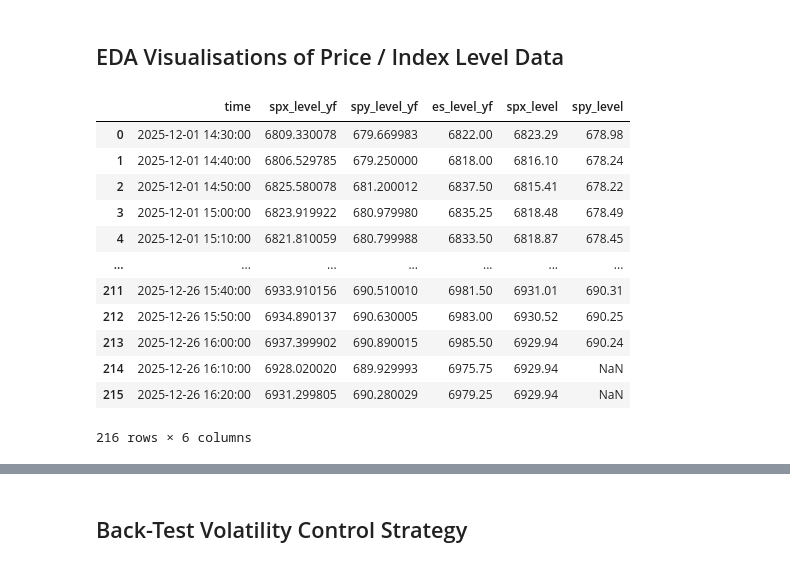
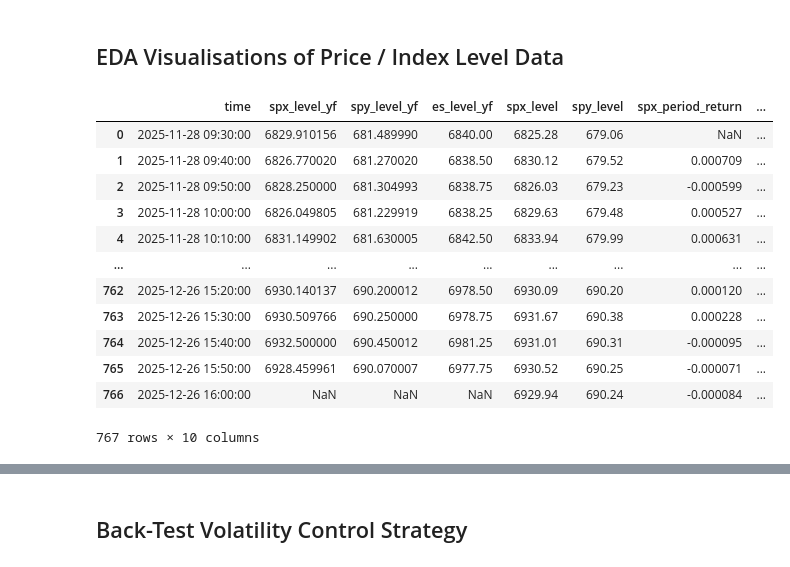
Before and after one commit to danielhalm1407/Risk-Control-Using-a-Bayesian-Joint-Quantile-Time-Series-Model-For-Asset-Returns, a Jupyter notebook: notebooks/NB02_Backtest_Intraday.ipynb, the cells around one changed output, grey strips where cells are left out. Cells and saved outputs as stored; diff of their text form; code cells hidden in the pictures.

```diff
--- a/notebooks/NB02_Backtest_Intraday.ipynb
+++ b/notebooks/NB02_Backtest_Intraday.ipynb
@@ -451,10 +473,10 @@ es_15_min_yf = yf.download("ES=F", interval="5m", period="60d")
 ### Merge the Yahoo Finance Datasets
 # %%
 # Merge these 3 datasets' first columns (close) on their datetime index
-intraday_data = pd.merge(spx_15_mn_yf.iloc[:,0], spy_15_min_yf.iloc[:,0],  left_index=True, right_index=True, how='inner', suffixes=('_SPX', '_SPY'))
+intraday_data_yf = pd.merge(spx_15_mn_yf.iloc[:,0], spy_15_min_yf.iloc[:,0],  left_index=True, right_index=True, how='inner', suffixes=('_SPX', '_SPY'))
 # Then merge with ES data
-intraday_data = pd.merge(intraday_data, es_15_min_yf.iloc[:,0], left_index=True, right_index=True, how='inner')
+intraday_data_yf = pd.merge(intraday_data_yf, es_15_min_yf.iloc[:,0], left_index=True, right_index=True, how='inner')
 # Change the datetime index to be a separate column
-intraday_data.reset_index(inplace=True)
-intraday_data
+intraday_data_yf.reset_index(inplace=True)
+intraday_data_yf
 # %% [output]
@@ -464,7 +498,7 @@ intraday_data
 ### Rename Columns
 # %%
 # Change the column names to 'time', spx_level_yf, spy_level_yf, es_level_yf
-intraday_data.columns = ['time', 'spx_level_yf', 'spy_level_yf', 'es_level_yf']
-intraday_data
+intraday_data_yf.columns = ['time', 'spx_level_yf', 'spy_level_yf', 'es_level_yf']
+intraday_data_yf
 # %% [output]
 |  | time | spx_level_yf | spy_level_yf | es_level_yf |
@@ -473,11 +519,13 @@ intraday_data
 # %%
 # Date/time is currently is object format as 2025-10-17 13:30:00+00:00
 # but should be converted to datetime format as dd/mm/yyyy hh:mm without the +00:00
-intraday_data['time'] = pd.to_datetime(intraday_data['time']).dt.tz_localize(None)
+# must also convert to EST from UTC
+intraday_data_yf_v2 = intraday_data_yf.copy()
+intraday_data_yf_v2['time'] = pd.to_datetime(intraday_data_yf_v2['time']).dt.tz_convert('US/Eastern').dt.tz_localize(None)
 
 # sort in ascending date order
-intraday_data = intraday_data.sort_values(by='time', ascending=True).reset_index().drop('index', axis=1)
+intraday_data_yf_v2 = intraday_data_yf_v2.sort_values(by='time', ascending=True).reset_index().drop('index', axis=1)
 
-intraday_data
+intraday_data_yf_v2
 # %% [output]
 |  | time | spx_level_yf | spy_level_yf | es_level_yf |
@@ -500,4 +558,4 @@ plt.show()
 # %%
 # Merge the intraday_data with sp500_intraday on the time column, using a right join
 # which means we keep all rows from sp500_intraday, but only those rows from intraday_data that have matching time values
-intraday_data = pd.merge(intraday_data, sp500_intraday_v3[['time', 'spx_level', 'spy_level']], on='time', how='right')
+intraday_data = pd.merge(intraday_data_yf_v2, sp500_intraday_returns, on='time', how='right')
@@ -509,23 +579,21 @@ intraday_data.iloc[1000:1200,:]
 ## EDA Visualisations of Price / Index Level Data
 # %%
 # set a temporary dataframe that does not have any of the rows with NaN values in either column
-temp_plot_data = intraday_data.dropna(subset=['spx_level']).reset_index().drop('index', axis=1)
+# order in ascending time order just to be sure
+levels_df = intraday_data.copy().sort_values(by='time', ascending=True)
 
-# order in ascending time order
-temp_plot_data = temp_plot_data.sort_values(by='time', ascending=True)
-
-temp_plot_data
+levels_df
 # %% [output]
-|  | time | spx_level_yf | spy_level_yf | es_level_yf | spx_level | spy_level |
-| 0 | 2025-12-01 14:30:00 | 6809.330078 | 679.669983 | 6822.00 | 6823.29 | 678.98 |
-| 1 | 2025-12-01 14:40:00 | 6806.529785 | 679.250000 | 6818.00 | 6816.10 | 678.24 |
-| 2 | 2025-12-01 14:50:00 | 6825.580078 | 681.200012 | 6837.50 | 6815.41 | 678.22 |
-| 3 | 2025-12-01 15:00:00 | 6823.919922 | 680.979980 | 6835.25 | 6818.48 | 678.49 |
-| 4 | 2025-12-01 15:10:00 | 6821.810059 | 680.799988 | 6833.50 | 6818.87 | 678.45 |
-| ... | ... | ... | ... | ... | ... | ... |
-| 211 | 2025-12-26 15:40:00 | 6933.910156 | 690.510010 | 6981.50 | 6931.01 | 690.31 |
-| 212 | 2025-12-26 15:50:00 | 6934.890137 | 690.630005 | 6983.00 | 6930.52 | 690.25 |
-| 213 | 2025-12-26 16:00:00 | 6937.399902 | 690.890015 | 6985.50 | 6929.94 | 690.24 |
-| 214 | 2025-12-26 16:10:00 | 6928.020020 | 689.929993 | 6975.75 | 6929.94 | NaN |
-| 215 | 2025-12-26 16:20:00 | 6931.299805 | 690.280029 | 6979.25 | 6929.94 | NaN |
+|  | time | spx_level_yf | spy_level_yf | es_level_yf | spx_level | spy_level | spx_period_return | ... |
+| 0 | 2025-11-28 09:30:00 | 6829.910156 | 681.489990 | 6840.00 | 6825.28 | 679.06 | NaN | ... |
+| 1 | 2025-11-28 09:40:00 | 6826.770020 | 681.270020 | 6838.50 | 6830.12 | 679.52 | 0.000709 | ... |
+| 2 | 2025-11-28 09:50:00 | 6828.250000 | 681.304993 | 6838.75 | 6826.03 | 679.23 | -0.000599 | ... |
+| 3 | 2025-11-28 10:00:00 | 6826.049805 | 681.229919 | 6838.25 | 6829.63 | 679.48 | 0.000527 | ... |
+| 4 | 2025-11-28 10:10:00 | 6831.149902 | 681.630005 | 6842.50 | 6833.94 | 679.99 | 0.000631 | ... |
+| ... | ... | ... | ... | ... | ... | ... | ... | ... |
+| 762 | 2025-12-26 15:20:00 | 6930.140137 | 690.200012 | 6978.50 | 6930.09 | 690.20 | 0.000120 | ... |
+| 763 | 2025-12-26 15:30:00 | 6930.509766 | 690.250000 | 6978.75 | 6931.67 | 690.38 | 0.000228 | ... |
+| 764 | 2025-12-26 15:40:00 | 6932.500000 | 690.450012 | 6981.25 | 6931.01 | 690.31 | -0.000095 | ... |
+| 765 | 2025-12-26 15:50:00 | 6928.459961 | 690.070007 | 6977.75 | 6930.52 | 690.25 | -0.000071 | ... |
+| 766 | 2025-12-26 16:00:00 | NaN | NaN | NaN | 6929.94 | 690.24 | -0.000084 | ... |
-216 rows × 6 columns
+767 rows × 10 columns
```
Also changed, not shown: parts of 34 cells of this notebook, 2 other files.
